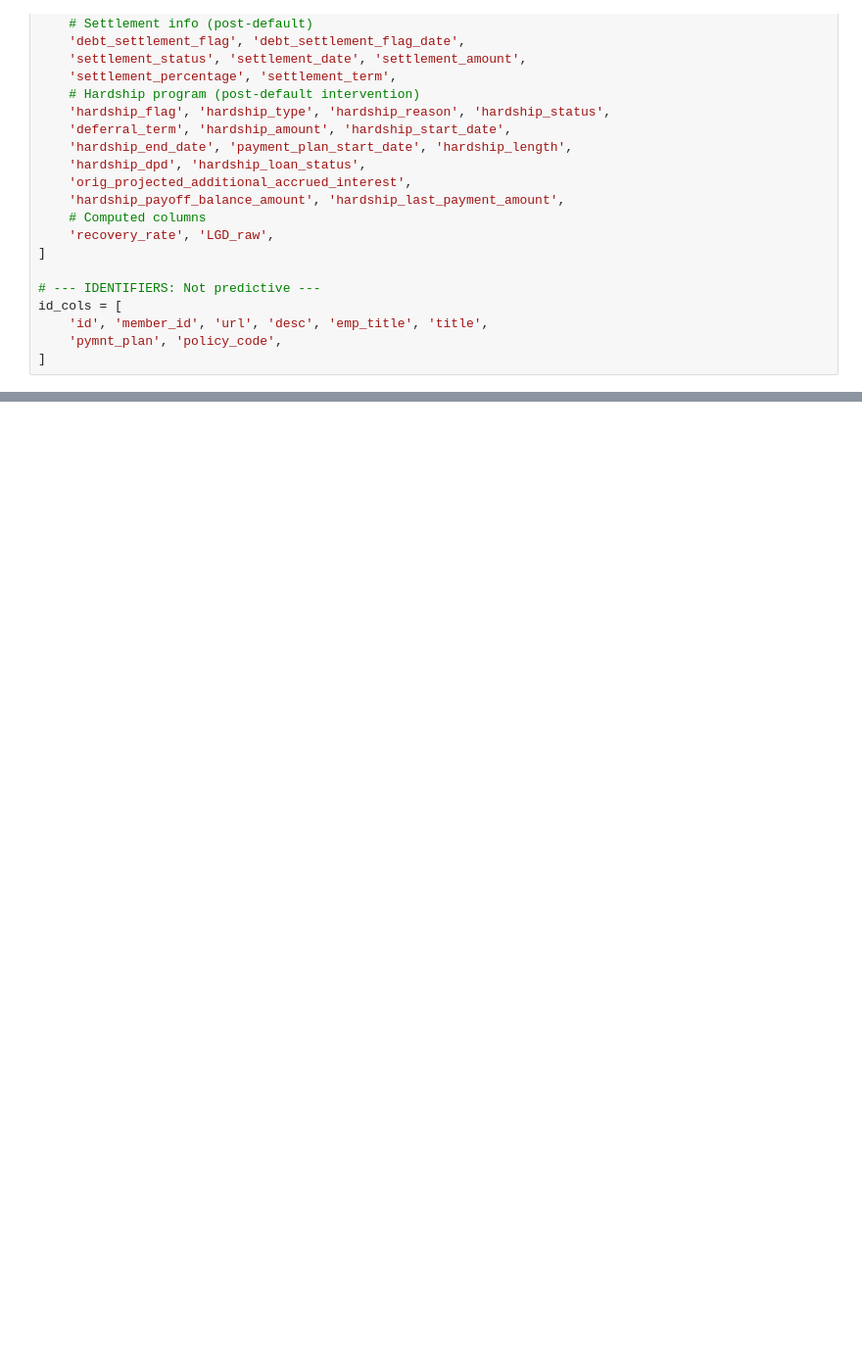
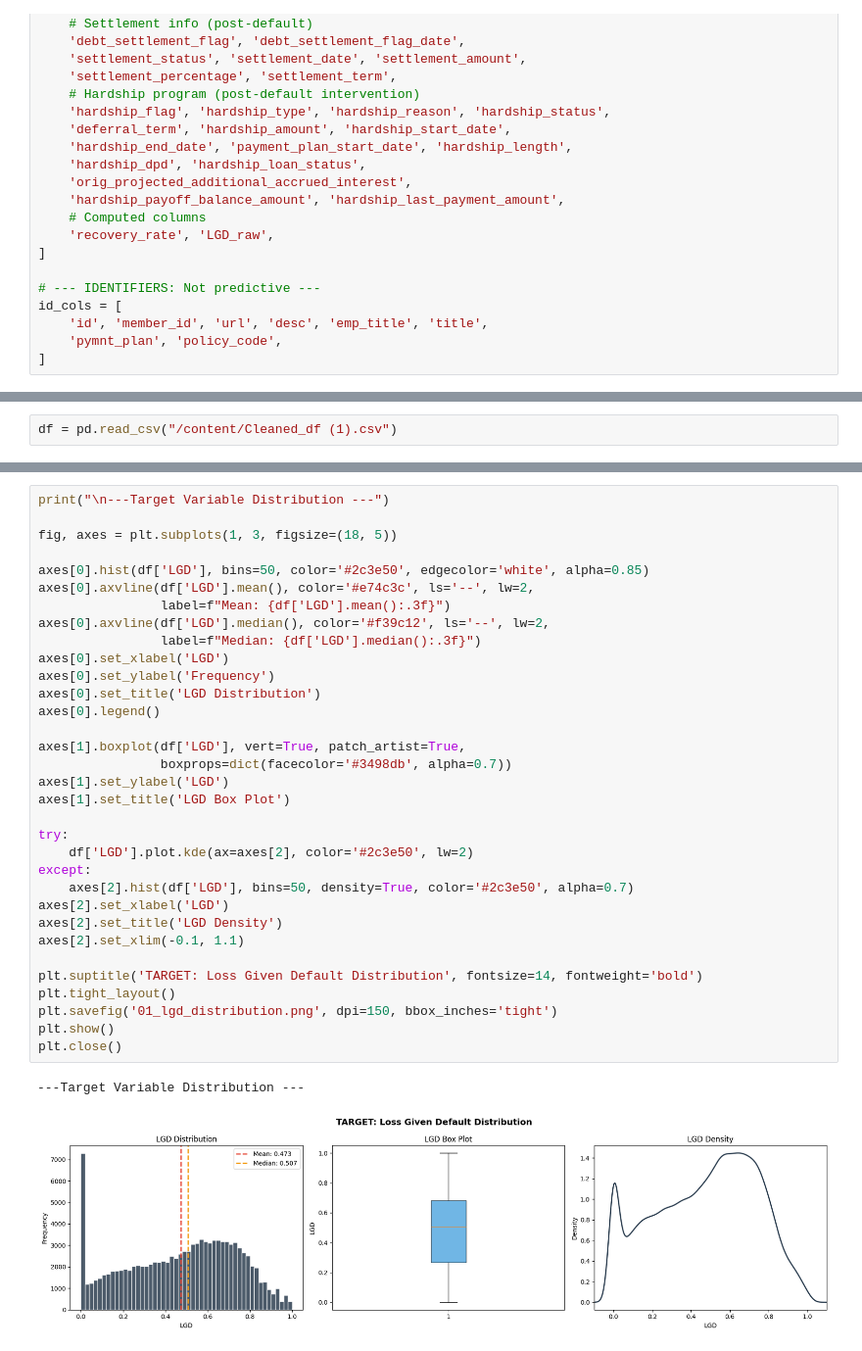
Before and after one commit to IAMLATI/Predicting-Loss-Given-Default-, a Jupyter notebook: Predicting_Loan_Default_Loss_(Loss_Given_Default).ipynb, the cells around one changed output, grey strips where cells are left out. Shown at 98% size. Cells and saved outputs as stored; diff of their text form; blank space fills up the shorter version.

Commit message:
EDA Visualizing Target Variable Distribution

```diff
--- a/Predicting_Loan_Default_Loss_(Loss_Given_Default).ipynb
+++ b/Predicting_Loan_Default_Loss_(Loss_Given_Default).ipynb
@@ -175,0 +205,2 @@ id_cols = [
+# %%
+df = pd.read_csv("/content/Cleaned_df (1).csv")
@@ -175,0 +227,36 @@ id_cols = [
+# %%
+print("\n---Target Variable Distribution ---")
+
+fig, axes = plt.subplots(1, 3, figsize=(18, 5))
+
+axes[0].hist(df['LGD'], bins=50, color='#2c3e50', edgecolor='white', alpha=0.85)
+axes[0].axvline(df['LGD'].mean(), color='#e74c3c', ls='--', lw=2,
+                label=f"Mean: {df['LGD'].mean():.3f}")
+axes[0].axvline(df['LGD'].median(), color='#f39c12', ls='--', lw=2,
+                label=f"Median: {df['LGD'].median():.3f}")
+axes[0].set_xlabel('LGD')
+axes[0].set_ylabel('Frequency')
+axes[0].set_title('LGD Distribution')
+axes[0].legend()
+
+axes[1].boxplot(df['LGD'], vert=True, patch_artist=True,
+                boxprops=dict(facecolor='#3498db', alpha=0.7))
+axes[1].set_ylabel('LGD')
+axes[1].set_title('LGD Box Plot')
+
+try:
+    df['LGD'].plot.kde(ax=axes[2], color='#2c3e50', lw=2)
+except:
+    axes[2].hist(df['LGD'], bins=50, density=True, color='#2c3e50', alpha=0.7)
+axes[2].set_xlabel('LGD')
+axes[2].set_title('LGD Density')
+axes[2].set_xlim(-0.1, 1.1)
+
+plt.suptitle('TARGET: Loss Given Default Distribution', fontsize=14, fontweight='bold')
+plt.tight_layout()
+plt.savefig('01_lgd_distribution.png', dpi=150, bbox_inches='tight')
+plt.show()
+plt.close()
+# %% [output]
+---Target Variable Distribution ---
+[figure, added]
```
Also changed, not shown: parts of 19 cells of this notebook.
